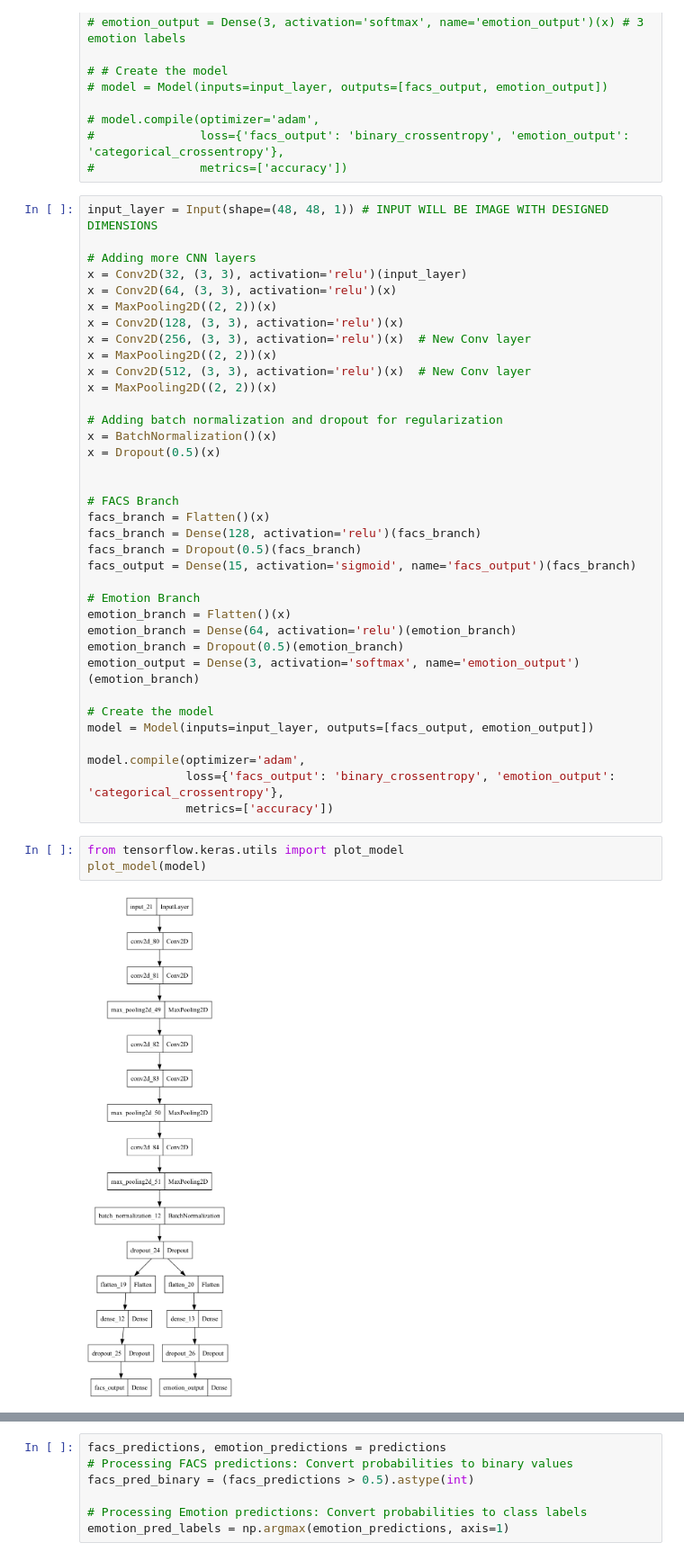
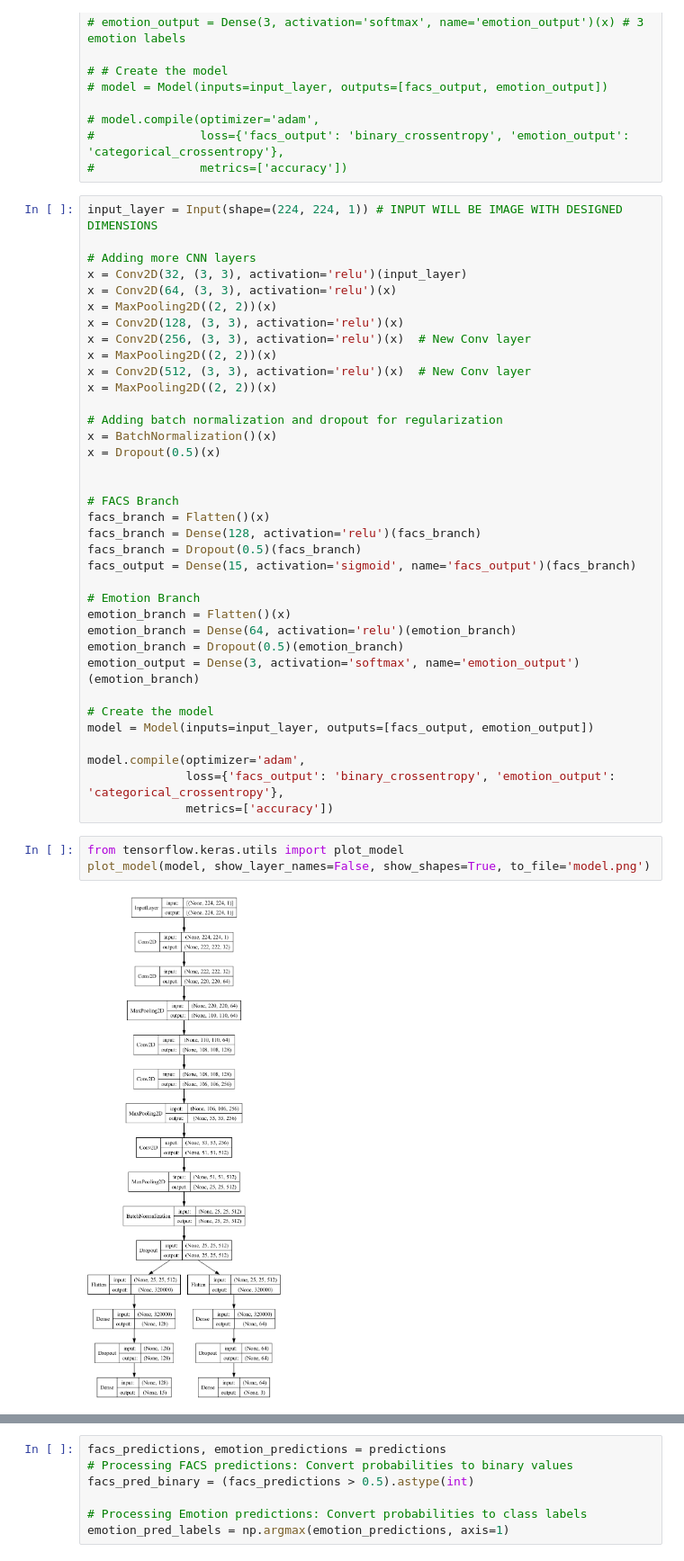
Before and after one commit to baopham2611/Deep_learning_a1, a Jupyter notebook: FacialClassifier.ipynb, the cells around one changed output, grey strips where cells are left out. Shown at 90% size. Saved outputs shown, nothing was run; the diff lists cells and outputs as text.

```diff
--- a/FacialClassifier.ipynb
+++ b/FacialClassifier.ipynb
@@ -423,7 +433,7 @@ from tensorflow.keras.layers import Input, Conv2D, MaxPooling2D, Flatten, Dense,
 #               loss={'facs_output': 'binary_crossentropy', 'emotion_output': 'categorical_crossentropy'},
 #               metrics=['accuracy'])
 # %%
-input_layer = Input(shape=(48, 48, 1)) # INPUT WILL BE IMAGE WITH DESIGNED DIMENSIONS
+input_layer = Input(shape=(224, 224, 1)) # INPUT WILL BE IMAGE WITH DESIGNED DIMENSIONS
 
 # Adding more CNN layers
 x = Conv2D(32, (3, 3), activation='relu')(input_layer)
@@ -460,9 +470,9 @@ model.compile(optimizer='adam',
               metrics=['accuracy'])
 # %%
 from tensorflow.keras.utils import plot_model
-plot_model(model)
+plot_model(model, show_layer_names=False, show_shapes=True, to_file='model.png')
 # %% [output]
-[figure, old version]
+[figure, new version]
 # %%
 model.summary()
 # %% [output]
```
Also changed, not shown: parts of 31 cells of this notebook.
